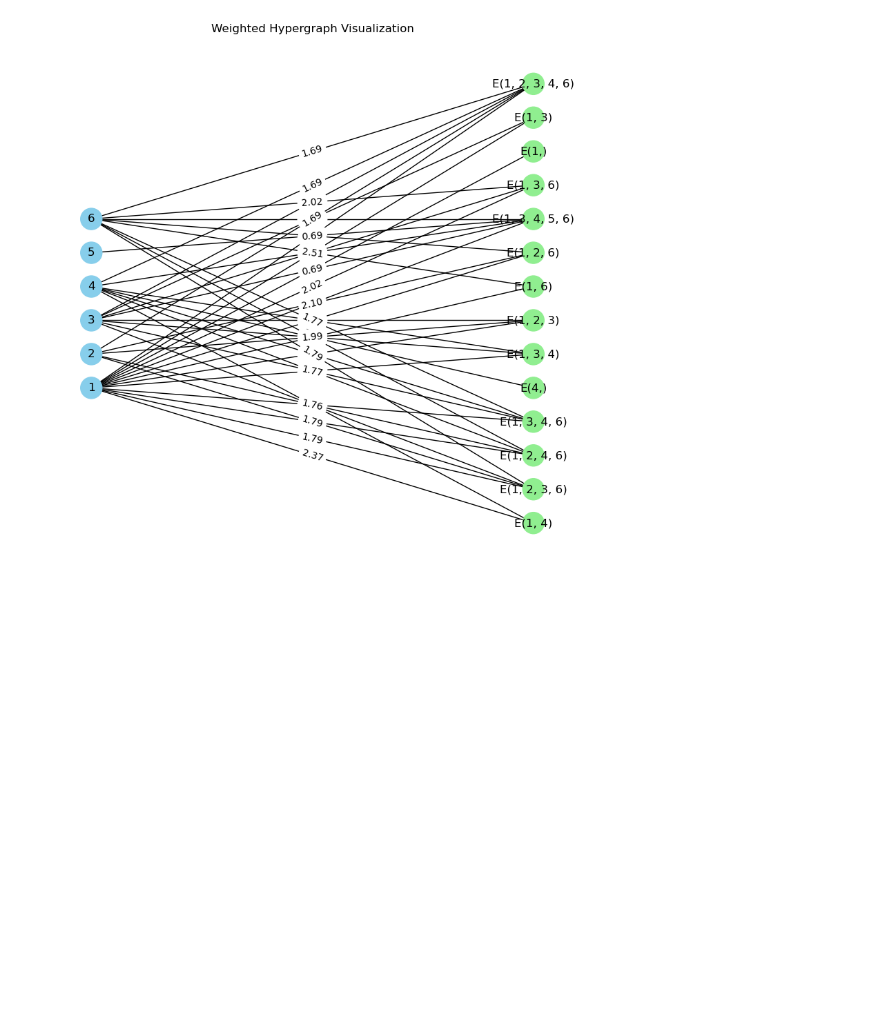
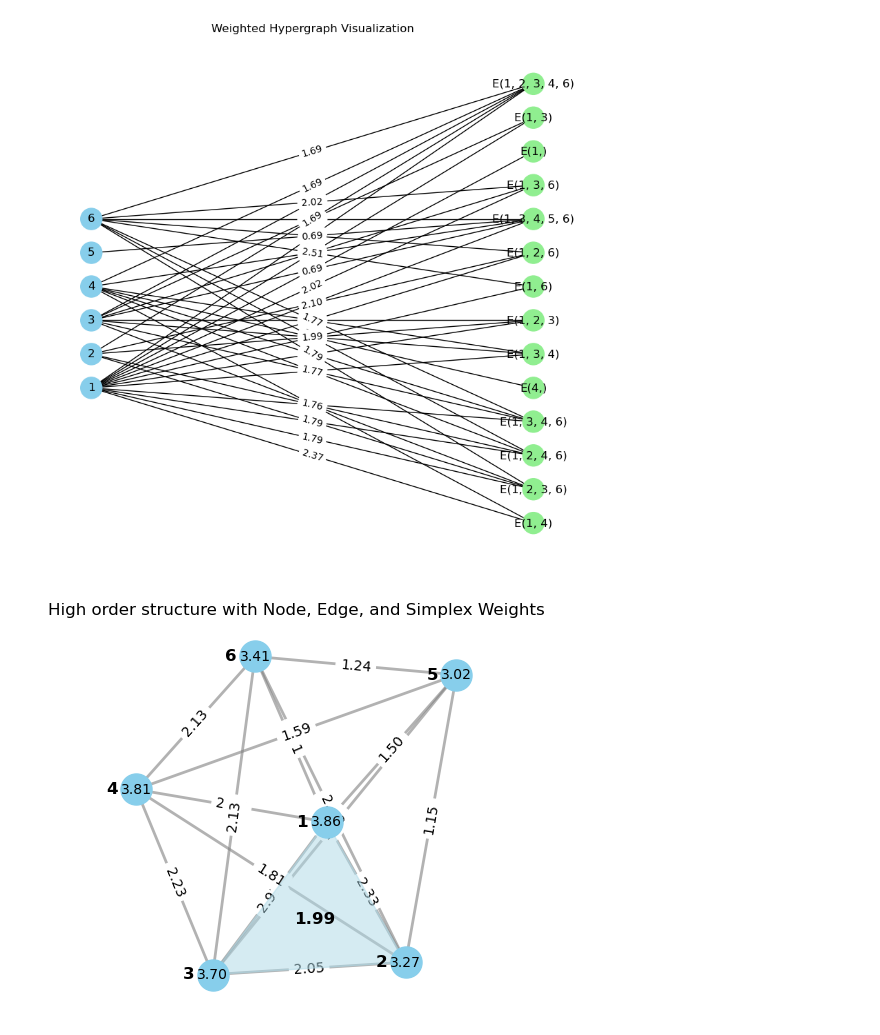
Before and after one commit to cyrilrommens/PhD_1, a Jupyter notebook: Infotopo_metabolic.ipynb, the cells around one changed output. Saved outputs shown, nothing was run; the diff lists cells and outputs as text; code cells hidden in the pictures; blank space fills up the shorter version.

```diff
--- a/Infotopo_metabolic.ipynb
+++ b/Infotopo_metabolic.ipynb
@@ -132,3 +132,79 @@ ax.axis("off")
 plt.show()
 # %% [output]
 [figure]
+# %%
+import networkx as nx
+import matplotlib.pyplot as plt
+import matplotlib.patches as patches
+
+# Filter the interactions for a given significance and remove zero-weight hyperedges
+hyperedges = Ninfomut
+
+# Create a graph to represent the simplicial complex
+G = nx.Graph()
+
+# Add nodes for each vertex in the simplices
+nodes = set()
+for simplex in hyperedges:
+    nodes.update(simplex)
+G.add_nodes_from(nodes)
+
+# Add edges for 2-simplices (pairs of nodes) with weights
+for simplex, weight in hyperedges.items():
+    if len(simplex) == 2:  # Only add edges for 2-simplices
+        G.add_edge(simplex[0], simplex[1], weight=weight)
+
+# Add node weights (for simplices of length 1)
+for simplex, weight in hyperedges.items():
+    if len(simplex) == 1:  # Node weights come from 1-simplices
+        G.nodes[simplex[0]]['weight'] = weight
+
+# Create a layout for visualization
+pos_G = nx.spring_layout(G, seed=42)
+
+# Create figure and axis
+fig, ax = plt.subplots(figsize=(5, 5))
+
+# Draw nodes
+nx.draw_networkx_nodes(G, pos_G, node_size=500, node_color="skyblue", ax=ax)
+
+# Draw edges
+nx.draw_networkx_edges(G, pos_G, width=2, alpha=0.6, edge_color="gray", ax=ax)
+
+# Draw labels for the edges (weights)
+edge_labels = nx.get_edge_attributes(G, 'weight')
+nx.draw_networkx_edge_labels(G, pos_G, edge_labels={e: f"{w:.2f}" for e, w in edge_labels.items()}, ax=ax)
+
+# Display node weights as labels
+node_weights = nx.get_node_attributes(G, 'weight')
+nx.draw_networkx_labels(G, pos_G, labels={n: f"{w:.2f}" for n, w in node_weights.items()}, font_size=10, font_color="black", ax=ax)
+
+# Adjusted positions for node number labels
+offset = 0.15
+adjusted_pos = {node: (x - offset, y) for node, (x, y) in pos_G.items()}
+node_numbers = {n: str(n) for n in G.nodes()}
+nx.draw_networkx_labels(G, adjusted_pos, labels=node_numbers, font_size=12, font_weight="bold", font_color="black", ax=ax)
+
+# Visualize the weight of the 3-simplex (1, 2, 3) if present
+simplex_3 = (1, 2, 3)
+if simplex_3 in hyperedges:
+    centroid = tuple(sum(pos_G[node][i] for node in simplex_3) / 3 for i in range(2))
+    simplex_weight = hyperedges[simplex_3]
+    ax.text(centroid[0], centroid[1], f'{simplex_weight:.2f}', fontsize=12, fontweight="bold", color="black", ha='center', va='center')
+
+    # Color the interior of the triangle if the weight is non-zero
+    if simplex_weight != 0:
+        node_positions = [pos_G[node] for node in simplex_3]
+        triangle = patches.Polygon(node_positions, closed=True, color='lightblue', alpha=0.5)
+        ax.add_patch(triangle)
+
+# Set the title for the simplicial complex
+ax.set_title("High order structure with Node, Edge, and Simplex Weights")
+
+# Turn off axis
+ax.axis("off")
+
+# Display the plot
+plt.show()
+# %% [output]
+[figure, added]
```
Also changed, not shown: parts of 4 cells of this notebook, 32 other files.
